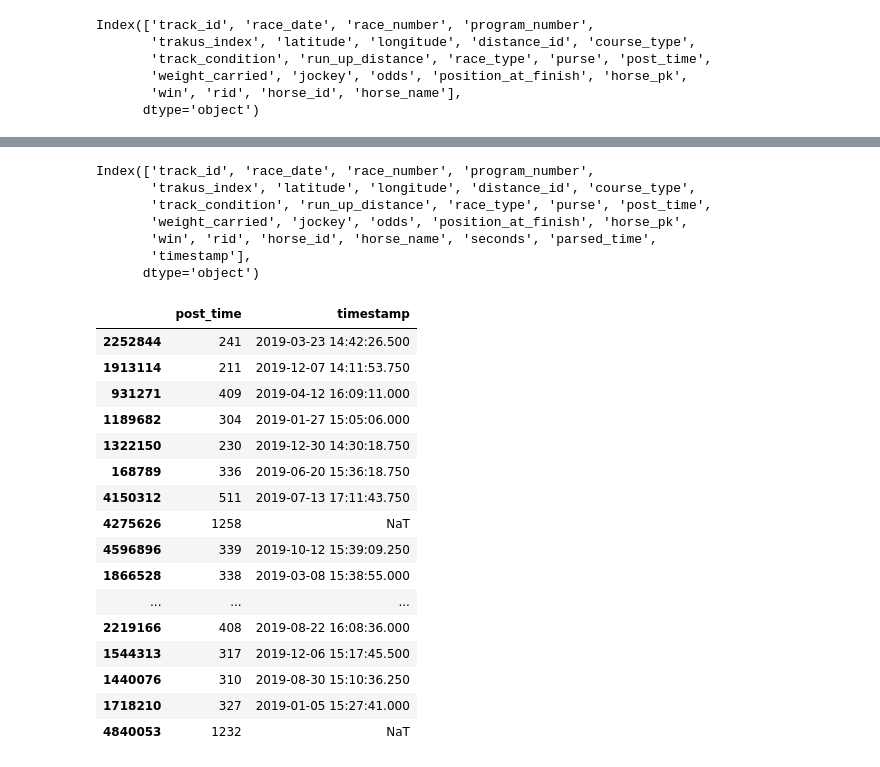
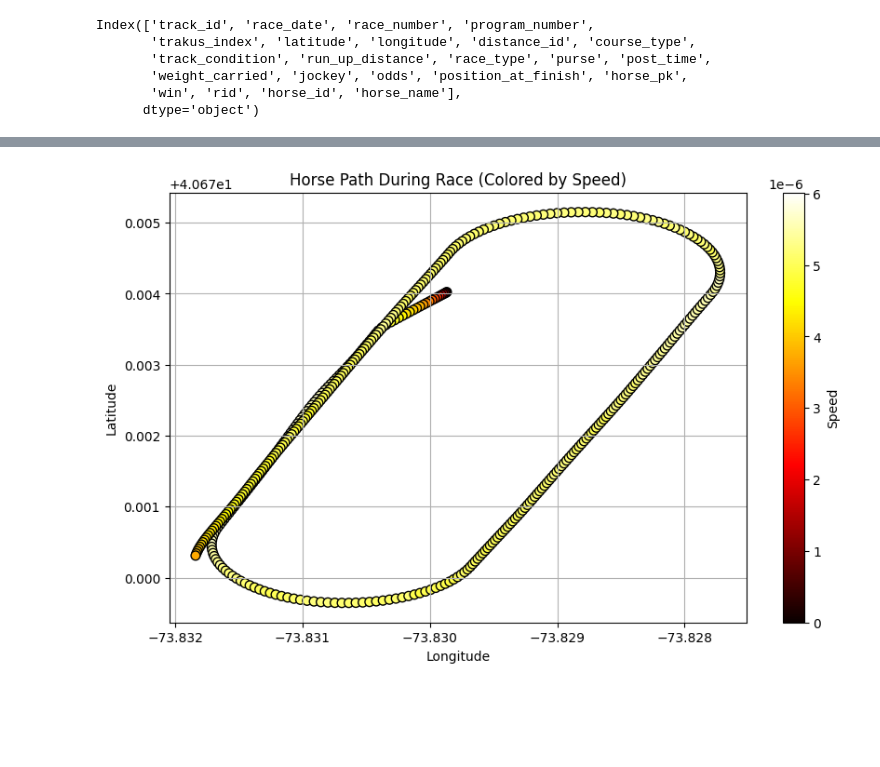
Before and after one commit to sajodajo/HorseRacing, a Jupyter notebook: notebooks/1_EDA_SJ.ipynb, the cells around one changed output, grey strips where cells are left out. Saved outputs shown, nothing was run; the diff lists cells and outputs as text; code cells hidden in the pictures; blank space fills up the shorter version.

```diff
--- a/notebooks/1_EDA_SJ.ipynb
+++ b/notebooks/1_EDA_SJ.ipynb
@@ -276,33 +209,3 @@ def build_timestamp(row):
         return pd.NaT
 
 df['timestamp'] = df.apply(build_timestamp, axis=1)
-# %%
-df.columns
-# %% [output]
-Index(['track_id', 'race_date', 'race_number', 'program_number',
-       'trakus_index', 'latitude', 'longitude', 'distance_id', 'course_type',
-       'track_condition', 'run_up_distance', 'race_type', 'purse', 'post_time',
-       'weight_carried', 'jockey', 'odds', 'position_at_finish', 'horse_pk',
-       'win', 'rid', 'horse_id', 'horse_name', 'seconds', 'parsed_time',
-       'timestamp'],
-      dtype='object')
-# %%
-df[['post_time','timestamp']].sample(20)
-# %% [output]
-|  | post_time | timestamp |
-| 2252844 | 241 | 2019-03-23 14:42:26.500 |
-| 1913114 | 211 | 2019-12-07 14:11:53.750 |
-| 931271 | 409 | 2019-04-12 16:09:11.000 |
-| 1189682 | 304 | 2019-01-27 15:05:06.000 |
-| 1322150 | 230 | 2019-12-30 14:30:18.750 |
-| 168789 | 336 | 2019-06-20 15:36:18.750 |
-| 4150312 | 511 | 2019-07-13 17:11:43.750 |
-| 4275626 | 1258 | NaT |
-| 4596896 | 339 | 2019-10-12 15:39:09.250 |
-| 1866528 | 338 | 2019-03-08 15:38:55.000 |
-| ... | ... | ... |
-| 2219166 | 408 | 2019-08-22 16:08:36.000 |
-| 1544313 | 317 | 2019-12-06 15:17:45.500 |
-| 1440076 | 310 | 2019-08-30 15:10:36.250 |
-| 1718210 | 327 | 2019-01-05 15:27:41.000 |
-| 4840053 | 1232 | NaT |
@@ -308,0 +242,29 @@ df[['post_time','timestamp']].sample(20)
+# %%
+exampleRace = df[(df['rid']=='AQU_2019-12-08_3')&(df['horse_id']=='2162')]
+# %%
+import matplotlib.pyplot as plt
+
+# Plot latitude vs longitude, color-coded by speed
+plt.figure(figsize=(10, 6))
+scatter = plt.scatter(
+    exampleRace['longitude'],
+    exampleRace['latitude'],
+    c=exampleRace['speed_kmh'],       # Color by speed
+    cmap='hot',               # Choose a colormap (you can try 'plasma', 'coolwarm', etc.)
+    s=50,                         # Size of points
+    edgecolor='k'                 # Optional: black edge around points
+)
+
+# Add a colorbar to interpret speed
+cbar = plt.colorbar(scatter)
+cbar.set_label('Speed')
+
+# Labels and title
+plt.xlabel('Longitude')
+plt.ylabel('Latitude')
+plt.title('Horse Path During Race (Colored by Speed)')
+plt.grid(True)
+
+plt.show()
+# %% [output]
+[figure, added]
```
Also changed, not shown: parts of 13 cells of this notebook.
